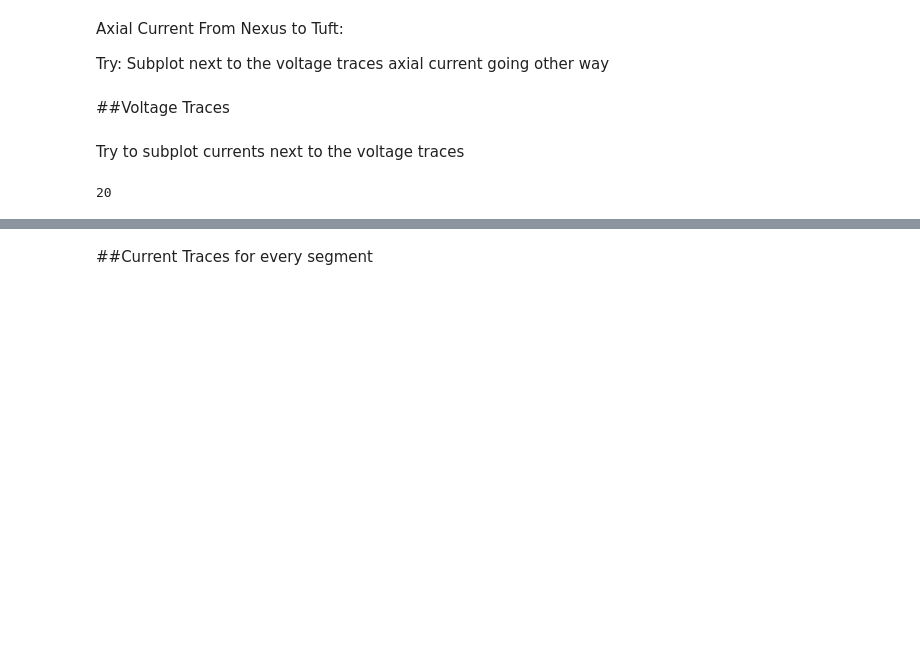
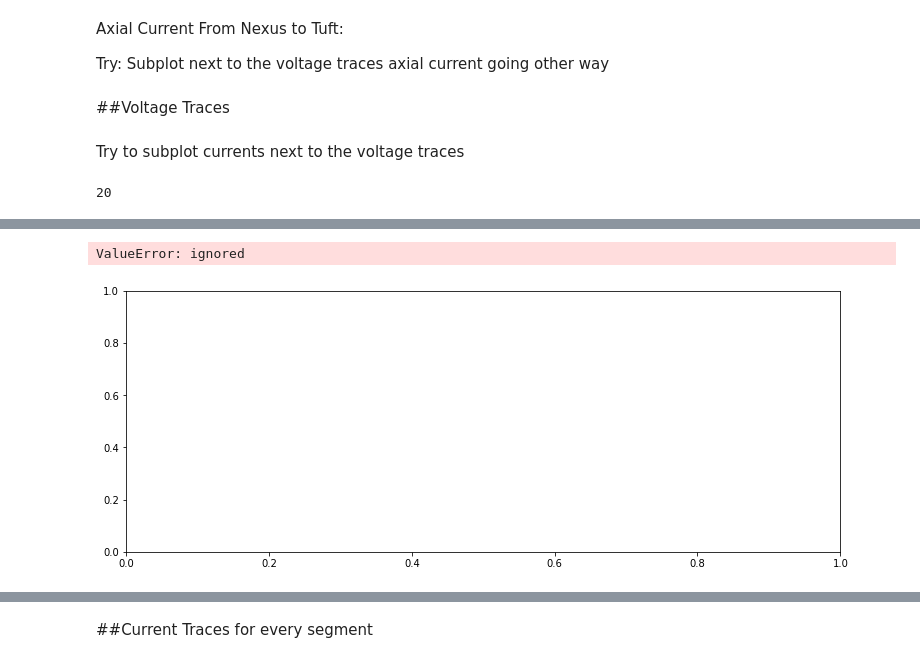
Before and after one commit to davidfague/Stylized-ReducedOrder-L5-Model, a Jupyter notebook: SROL5.ipynb, the cells around one changed output, grey strips where cells are left out. Saved outputs shown, nothing was run; the diff lists cells and outputs as text; code cells hidden in the pictures; blank space fills up the shorter version.

```diff
--- a/SROL5.ipynb
+++ b/SROL5.ipynb
@@ -2676,12 +2390,15 @@ Axial Current Plots
 # %%
-# for i in range(len(probes)):
-#   if probes[i].sectionname=='proxtuft':
-#     plot_axial_current(probes[i])
+for i in range(len(probes)):
+  if probes[i].sectionname=='proxtuft':
+    plot_axial_current(probes[i])
 # %%
-# #Plot All
-# for i in range(len(probes)):
-#   # import pdb; pdb.set_trace()
-#   plot_axial_current(probes[i])
+#Plot All
+for i in range(len(probes)):
+  # import pdb; pdb.set_trace()
+  plot_axial_current(probes[i])
+# %% [output]
+ValueError: ignored
+[figure, added]
 # %%
 plot_morphology(sim,electrodes=elec_pos,elev=-10, azim=20, figsize=(10,12), clr = seccolors)
 plt.savefig('Morphology.png')
```
Also changed, not shown: parts of 61 cells of this notebook.
